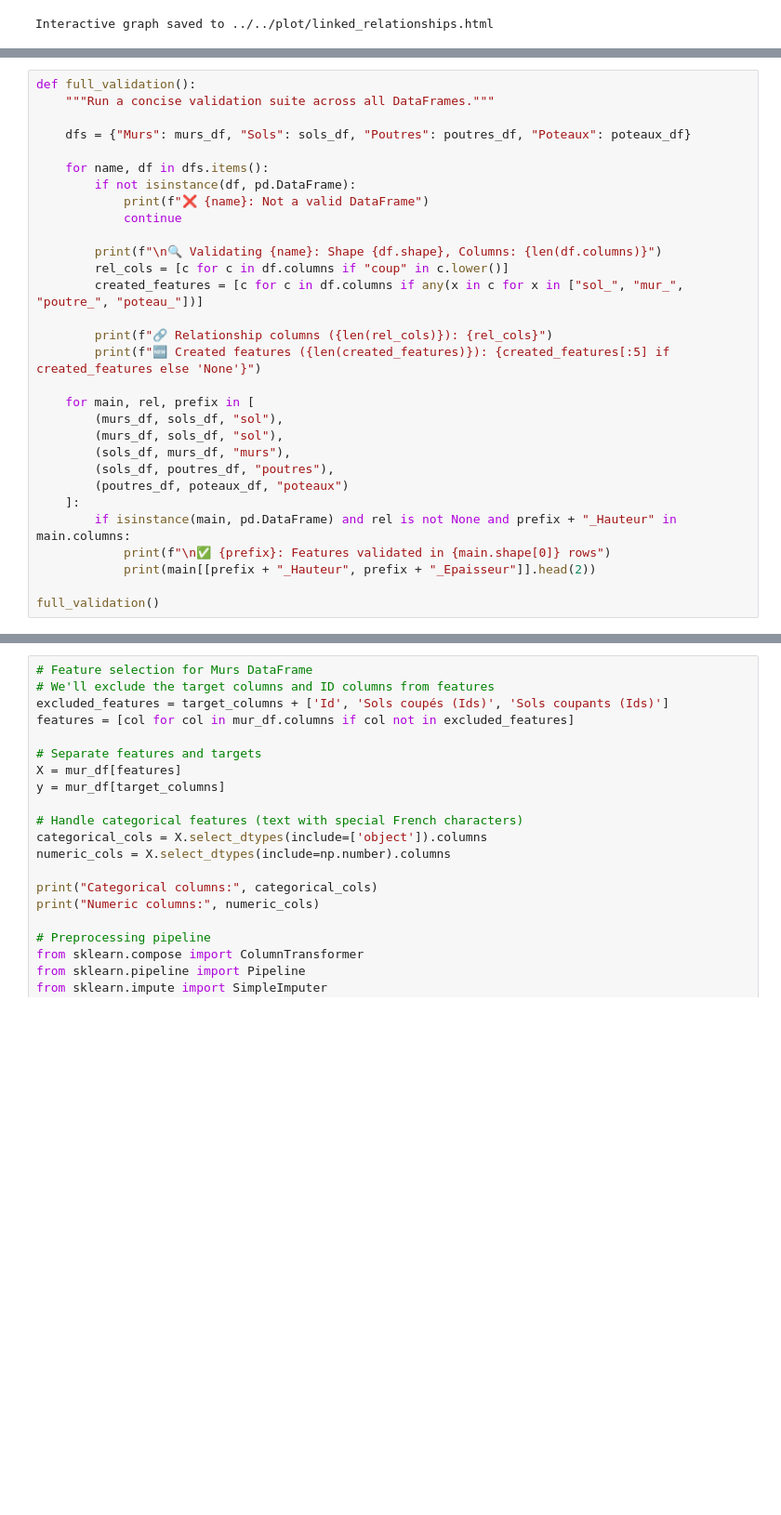
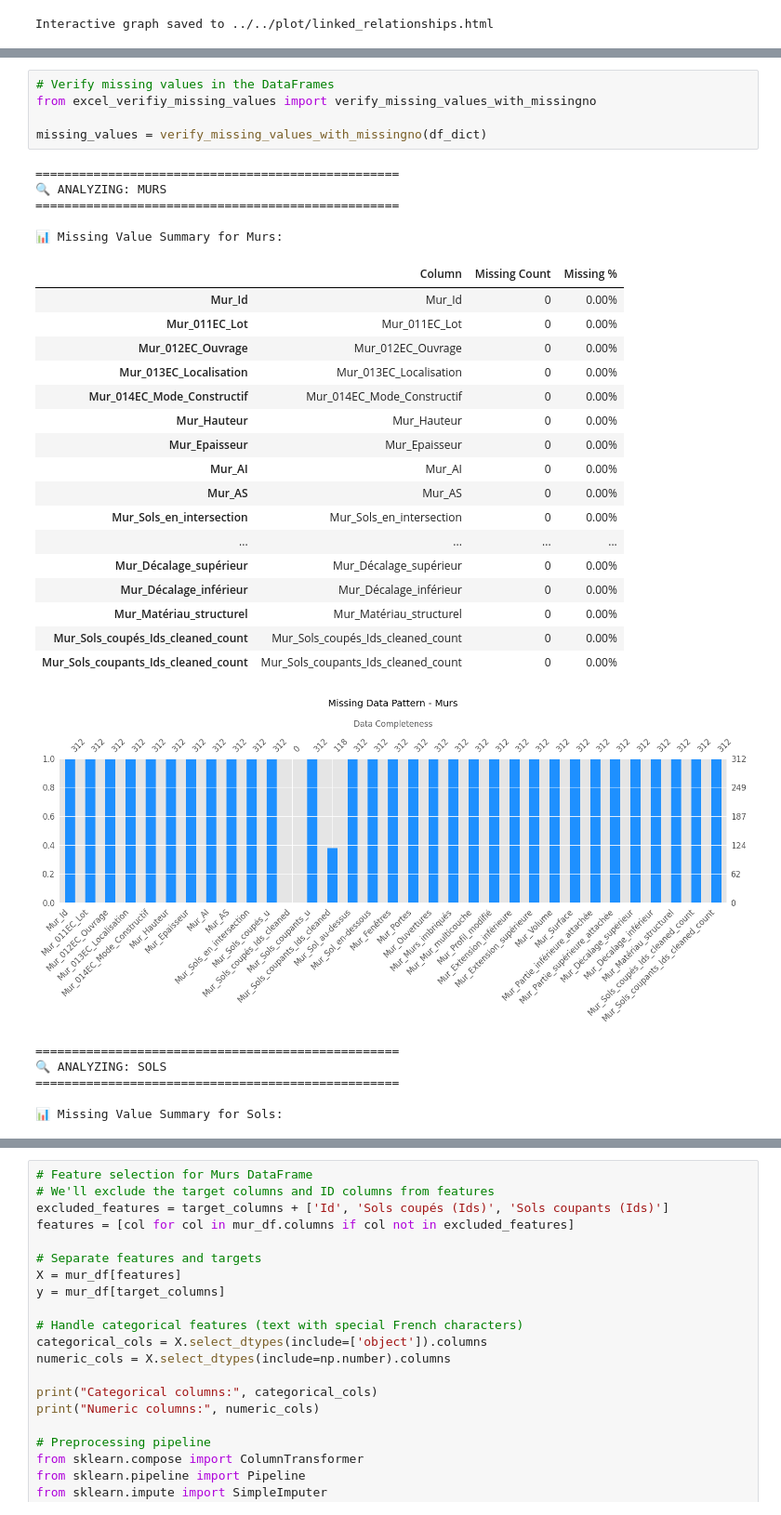
Before and after one commit to fqbq69/BIMpredict-, a Jupyter notebook: notebooks/saif/testing_raw_cible_nb.ipynb, the cells around one changed output, grey strips where cells are left out. Shown at 93% size. Saved outputs shown, nothing was run; the diff lists cells and outputs as text; blank space fills up the shorter version.

Commit message:
adding plots and dropping missing values

```diff
--- a/notebooks/saif/testing_raw_cible_nb.ipynb
+++ b/notebooks/saif/testing_raw_cible_nb.ipynb
@@ -473,30 +532,34 @@ NameError: name 'relation_mapping' is not defined
 # %%
-def full_validation():
-    """Run a concise validation suite across all DataFrames."""
+# Verify missing values in the DataFrames
+from excel_verifiy_missing_values import verify_missing_values_with_missingno
 
-    dfs = {"Murs": murs_df, "Sols": sols_df, "Poutres": poutres_df, "Poteaux": poteaux_df}
-
-    for name, df in dfs.items():
-        if not isinstance(df, pd.DataFrame):
-            print(f"❌ {name}: Not a valid DataFrame")
-            continue
-
-        print(f"\n🔍 Validating {name}: Shape {df.shape}, Columns: {len(df.columns)}")
-        rel_cols = [c for c in df.columns if "coup" in c.lower()]
-        created_features = [c for c in df.columns if any(x in c for x in ["sol_", "mur_", "poutre_", "poteau_"])]
-
-        print(f"🔗 Relationship columns ({len(rel_cols)}): {rel_cols}")
-        print(f"🆕 Created features ({len(created_features)}): {created_features[:5] if created_features else 'None'}")
-
-    for main, rel, prefix in [
-        (murs_df, sols_df, "sol"),
-        (murs_df, sols_df, "sol"),
-        (sols_df, murs_df, "murs"),
-        (sols_df, poutres_df, "poutres"),
-        (poutres_df, poteaux_df, "poteaux")
-    ]:
-        if isinstance(main, pd.DataFrame) and rel is not None and prefix + "_Hauteur" in main.columns:
-            print(f"\n✅ {prefix}: Features validated in {main.shape[0]} rows")
-            print(main[[prefix + "_Hauteur", prefix + "_Epaisseur"]].head(2))
-
-full_validation()
+missing_values = verify_missing_values_with_missingno(df_dict)
+# %% [output]
+==================================================
+🔍 ANALYZING: MURS
+==================================================
+
+📊 Missing Value Summary for Murs:
+|  | Column | Missing Count | Missing % |
+| Mur_Id | Mur_Id | 0 | 0.00% |
+| Mur_011EC_Lot | Mur_011EC_Lot | 0 | 0.00% |
+| Mur_012EC_Ouvrage | Mur_012EC_Ouvrage | 0 | 0.00% |
+| Mur_013EC_Localisation | Mur_013EC_Localisation | 0 | 0.00% |
+| Mur_014EC_Mode_Constructif | Mur_014EC_Mode_Constructif | 0 | 0.00% |
+| Mur_Hauteur | Mur_Hauteur | 0 | 0.00% |
+| Mur_Epaisseur | Mur_Epaisseur | 0 | 0.00% |
+| Mur_AI | Mur_AI | 0 | 0.00% |
+| Mur_AS | Mur_AS | 0 | 0.00% |
+| Mur_Sols_en_intersection | Mur_Sols_en_intersection | 0 | 0.00% |
+| ... | ... | ... | ... |
+| Mur_Décalage_supérieur | Mur_Décalage_supérieur | 0 | 0.00% |
+| Mur_Décalage_inférieur | Mur_Décalage_inférieur | 0 | 0.00% |
+| Mur_Matériau_structurel | Mur_Matériau_structurel | 0 | 0.00% |
+| Mur_Sols_coupés_Ids_cleaned_count | Mur_Sols_coupés_Ids_cleaned_count | 0 | 0.00% |
+| Mur_Sols_coupants_Ids_cleaned_count | Mur_Sols_coupants_Ids_cleaned_count | 0 | 0.00% |
+[figure, added]
+==================================================
+🔍 ANALYZING: SOLS
+==================================================
+
+📊 Missing Value Summary for Sols:
```
Also changed, not shown: parts of 12 cells of this notebook, 3 other files.
